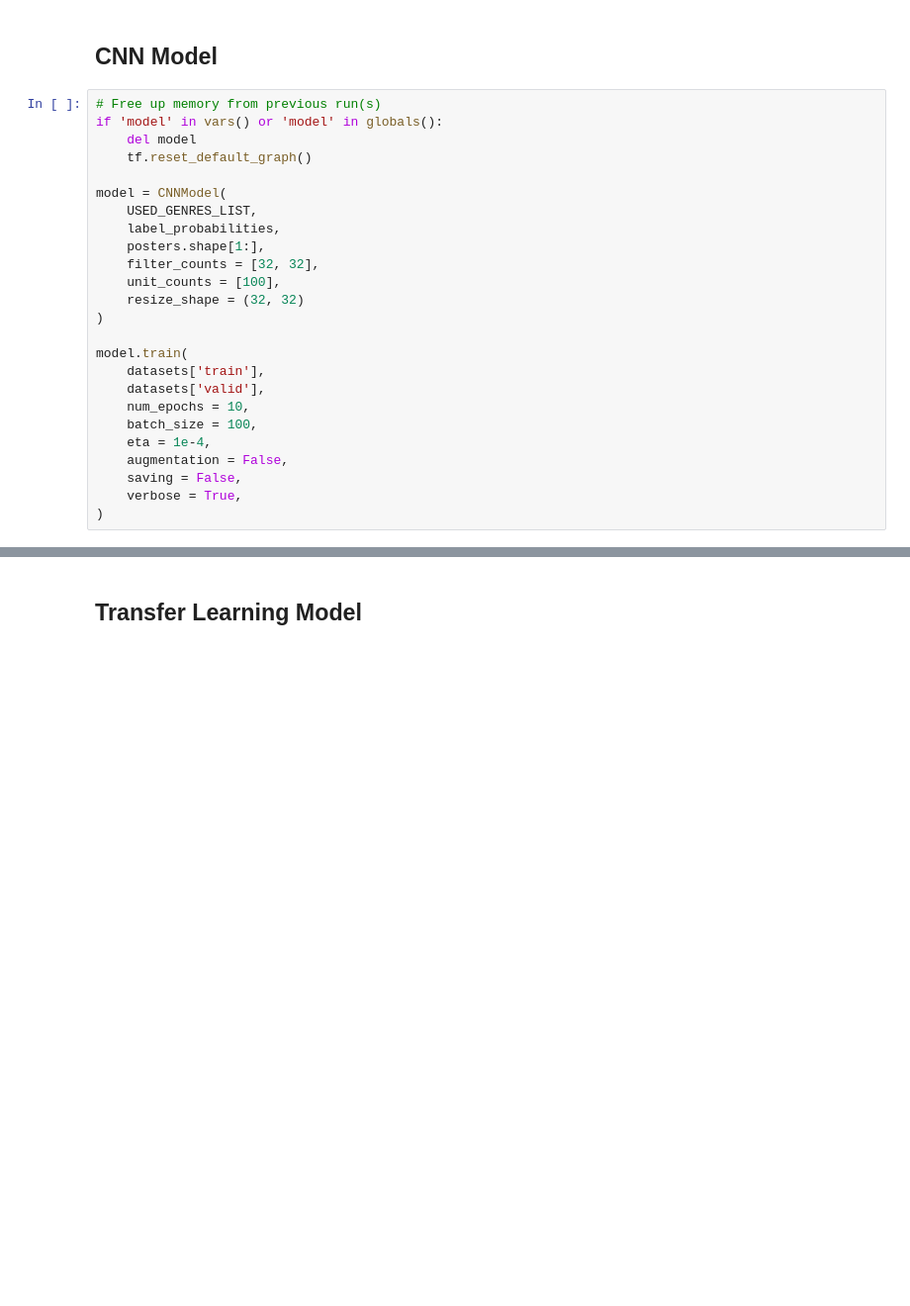
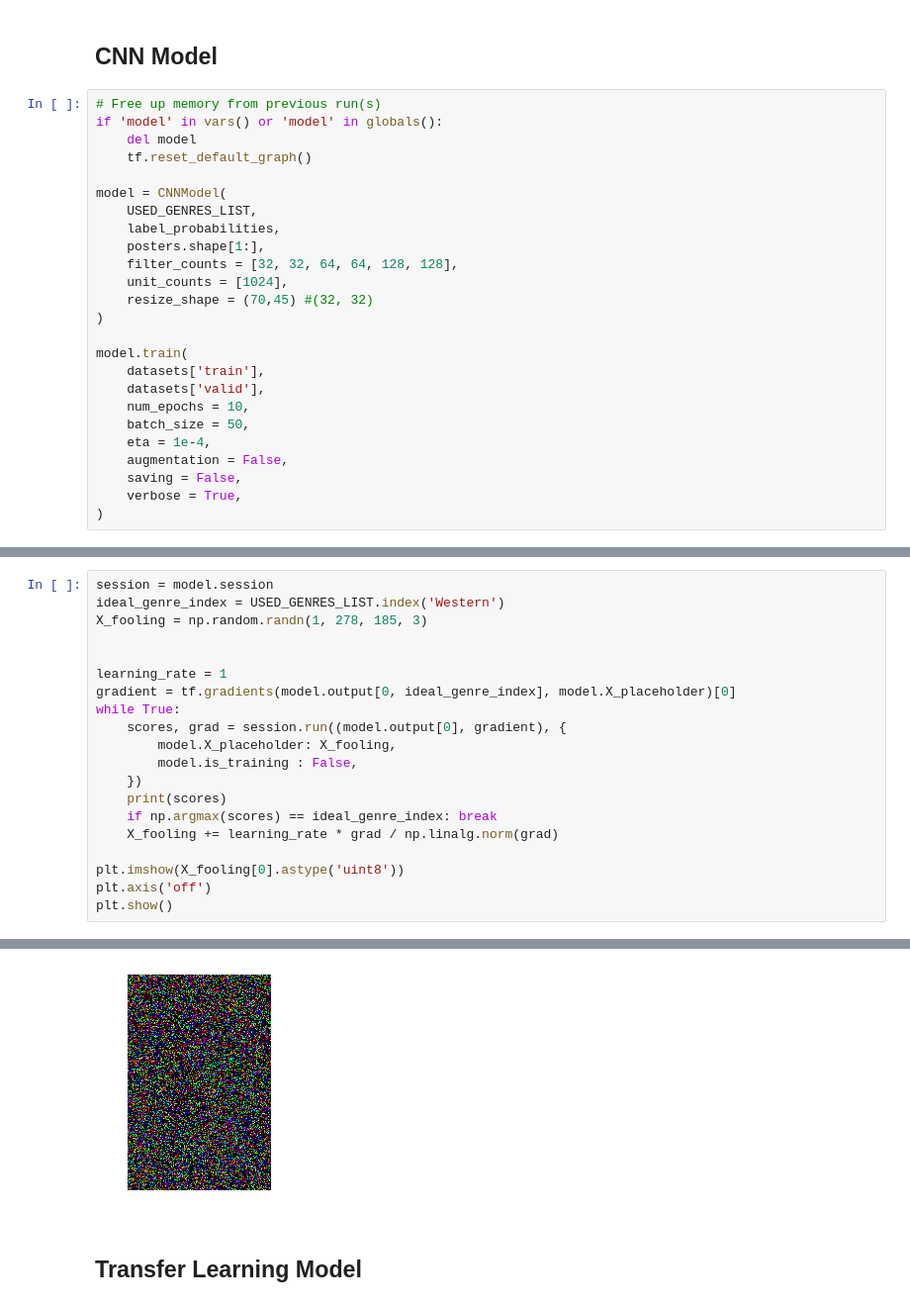
Before and after one commit to hsmall/CS231N-MoviePosters, a Jupyter notebook: experiments.ipynb, the cells around one changed output, grey strips where cells are left out. Shown at 99% size. Cells and saved outputs as stored; diff of their text form; blank space fills up the shorter version.

```diff
--- a/experiments.ipynb
+++ b/experiments.ipynb
@@ -182,16 +204,16 @@ model = CNNModel(
     USED_GENRES_LIST,
     label_probabilities,
     posters.shape[1:],
-    filter_counts = [32, 32],
-    unit_counts = [100],
-    resize_shape = (32, 32)
+    filter_counts = [32, 32, 64, 64, 128, 128],
+    unit_counts = [1024],
+    resize_shape = (70,45) #(32, 32)
 )
 
 model.train(
     datasets['train'],
     datasets['valid'],
     num_epochs = 10,
-    batch_size = 100,
+    batch_size = 50,
     eta = 1e-4,
     augmentation = False,
     saving = False,
@@ -220,0 +256,21 @@ for i in range(W.shape[-1]):
+# %%
+session = model.session
+ideal_genre_index = USED_GENRES_LIST.index('Western')
+X_fooling = np.random.randn(1, 278, 185, 3)
+
+
+learning_rate = 1
+gradient = tf.gradients(model.output[0, ideal_genre_index], model.X_placeholder)[0]
+while True:
+    scores, grad = session.run((model.output[0], gradient), {
+        model.X_placeholder: X_fooling,
+        model.is_training : False,
+    })
+    print(scores)
+    if np.argmax(scores) == ideal_genre_index: break
+    X_fooling += learning_rate * grad / np.linalg.norm(grad)
+
+plt.imshow(X_fooling[0].astype('uint8'))
+plt.axis('off')
+plt.show()
+# %% [output]
@@ -221,3 +294,4 @@ for i in range(W.shape[-1]):
+[figure, added]
 # %% [markdown]
 ## Transfer Learning Model
 # %%
```
Also changed, not shown: parts of 14 cells of this notebook, 3 other files.
